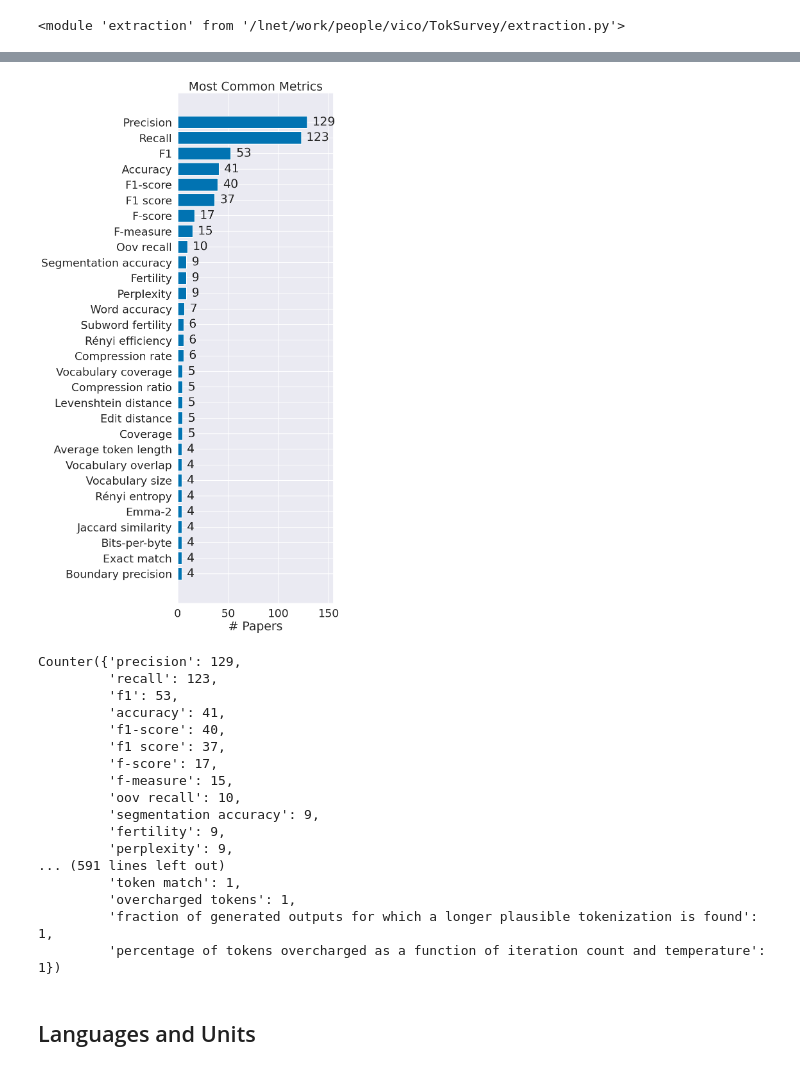
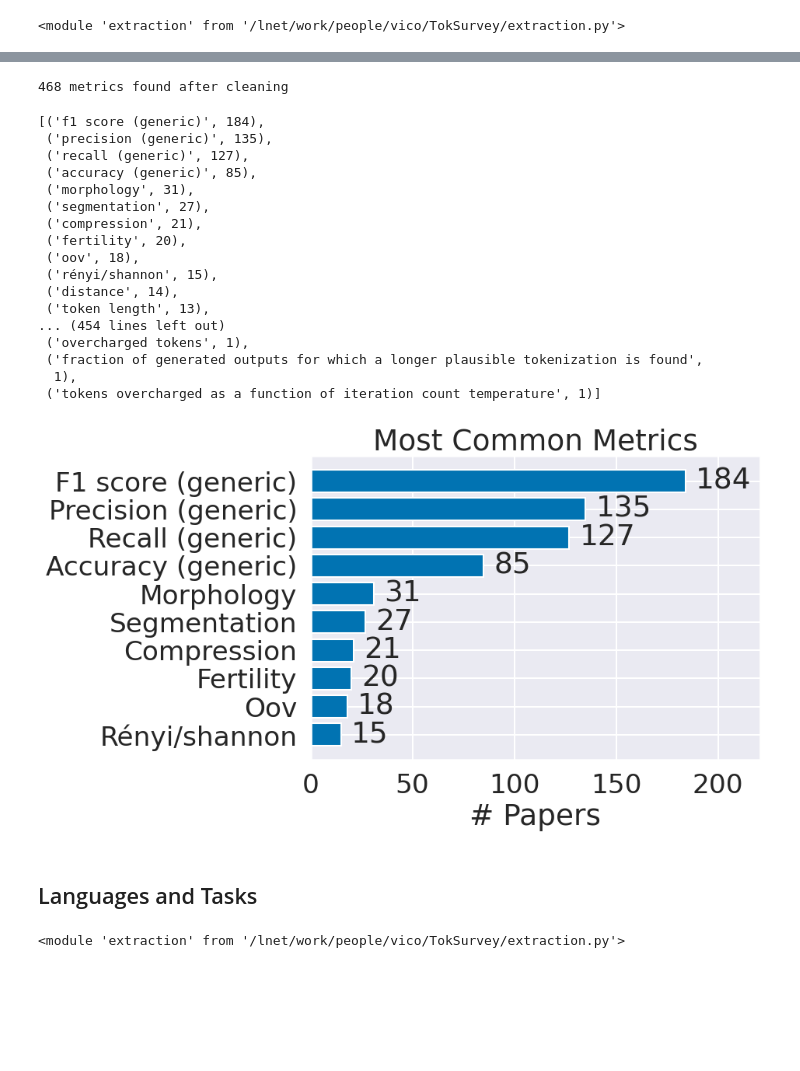
Before and after one commit to GianlucaVico/TalkAboutTokenization, a Jupyter notebook: da_plots.ipynb, the cells around one changed output, grey strips where cells are left out. Saved outputs shown, nothing was run; the diff lists cells and outputs as text; code cells hidden in the pictures; blank space fills up the shorter version.

```diff
--- a/da_plots.ipynb
+++ b/da_plots.ipynb
@@ -106,4 +120,5 @@ importlib.reload(extraction)
 <module 'extraction' from '/lnet/work/people/vico/TokSurvey/extraction.py'>
 # %%
 tok = paper_dataset.load("data/tokenization.jsonl")
-mask = ((tok["year"] >= YEAR_MIN) & (tok["year"] <= YEAR_MAX)) | (tok["venue"] == 'TokShop') & paper_dataset.not_duplicate_mask(tok)
+mask = ((tok["year"] >= YEAR_MIN) & (tok["year"] <= YEAR_MAX)) & (paper_dataset.not_duplicate_mask(tok))
+(mask == True).sum()
@@ -381,12 +392,17 @@ Australia: 0
 # Plot collections.Counter(macroareas_sets).most_common()
 from matplotlib.patches import Rectangle
 plt.figure(figsize=(10, 6))
-macroareas_sets_no_none = [tuple(i for i in s if i != "None") for s in macroareas_sets]
+# Exclude bio and prog
+excluded = ["Biological Sequences", "Programming Languages"]
+# Remove None unless it's the only one
+macroareas_sets_no_none = [tuple(s) for s in macroareas_sets if not any(i in excluded for i in s)]
+macroareas_sets_no_none = [s if len(s) == 1 else tuple(i for i in s if i != "None") for s in macroareas_sets_no_none]
 macroarea_set_counts = collections.Counter(macroareas_sets_no_none).most_common()
 labels, counts = zip(*macroarea_set_counts[:20])
 labels = [", ".join(label) for label in labels]
 n = 6
 labels_plot = list(labels[:n])
+labels_plot = [label if label != '' else "None" for label in labels_plot]
 counts_plot = list(counts[:n])
 labels_others = ["Other (with Europe)", "Other (without Europe)"]
 count_others_with_europe = sum(c for l, c in macroarea_set_counts[n:] if "Europe" in l)
@@ -767,8 +845,8 @@ count.most_common()
 # %%
 # barh plot of most common tasks
-most_common_tasks = count.most_common(30)
+most_common_tasks = count.most_common(10)
 tasks, frequencies = zip(*most_common_tasks)
-plt.figure(figsize=(10, 18))
+plt.figure(figsize=(10, 6))
 plt.barh(list(map(str.capitalize, tasks[::-1])), frequencies[::-1])
 plt.title('Most Common Tasks')
 # Add the frequency values to the bars
@@ -803,41 +905,51 @@ print(len(all_metrics), 'metrics found before cleaning')
+# %%
+metric_sets = [extraction.extract_metrics(i, extraction_maps.METRIC_MAPPING) for i, valid in zip(all_answers_metrics, mask.tolist()) if valid]
+all_metrics = sorted(list(set(itertools.chain.from_iterable(metric_sets))))
+print(len(all_metrics), 'metrics found after cleaning')
+metric_count = collections.Counter(itertools.chain.from_iterable(metric_sets))
+metric_count.most_common()
+# %% [output]
+468 metrics found after cleaning
+[('f1 score (generic)', 184),
+ ('precision (generic)', 135),
+ ('recall (generic)', 127),
+ ('accuracy (generic)', 85),
+ ('morphology', 31),
+ ('segmentation', 27),
+ ('compression', 21),
+ ('fertility', 20),
+ ('oov', 18),
+ ('rényi/shannon', 15),
+ ('distance', 14),
+ ('token length', 13),
+... (454 lines left out)
+ ('overcharged tokens', 1),
+ ('fraction of generated outputs for which a longer plausible tokenization is found',
+  1),
+ ('tokens overcharged as a function of iteration count temperature', 1)]
 # %%
 metric_count = collections.Counter(itertools.chain.from_iterable(metric_sets))
-most_common_metrics = metric_count.most_common(30)
+most_common_metrics = metric_count.most_common(10)
 
 metrics, frequencies = zip(*most_common_metrics)
-plt.figure(figsize=(10, 18))
+plt.figure(figsize=(10, 6))
 plt.barh(list(map(str.capitalize, metrics[::-1])), frequencies[::-1])
 plt.title('Most Common Metrics')
 
 for i, v in enumerate(frequencies[::-1]):
     plt.text(v + 5, i, str(v), va='center')
 
 plt.xlabel('# Papers')
 plt.xlim(0, max(frequencies) * 1.2)
 plt.tight_layout()
 plt.savefig("plots/common_metrics.pdf", bbox_inches='tight')
 plt.show()
 # %% [output]
-[figure, old version]
+[figure, new version]
-# %%
-metric_count
-# %% [output]
-Counter({'precision': 129,
-         'recall': 123,
-         'f1': 53,
-         'accuracy': 41,
-         'f1-score': 40,
-         'f1 score': 37,
-         'f-score': 17,
-         'f-measure': 15,
-         'oov recall': 10,
-         'segmentation accuracy': 9,
-         'fertility': 9,
-         'perplexity': 9,
-... (591 lines left out)
-         'token match': 1,
-         'overcharged tokens': 1,
-         'fraction of generated outputs for which a longer plausible tokenization is found': 1,
-         'percentage of tokens overcharged as a function of iteration count and temperature': 1})
 # %% [markdown]
-## Languages and Units
+## Languages and Tasks
+# %%
+importlib.reload(extraction_maps)
+importlib.reload(extraction)
+# %% [output]
+<module 'extraction' from '/lnet/work/people/vico/TokSurvey/extraction.py'>
```
Also changed, not shown: parts of 27 cells of this notebook, 7 other files.
